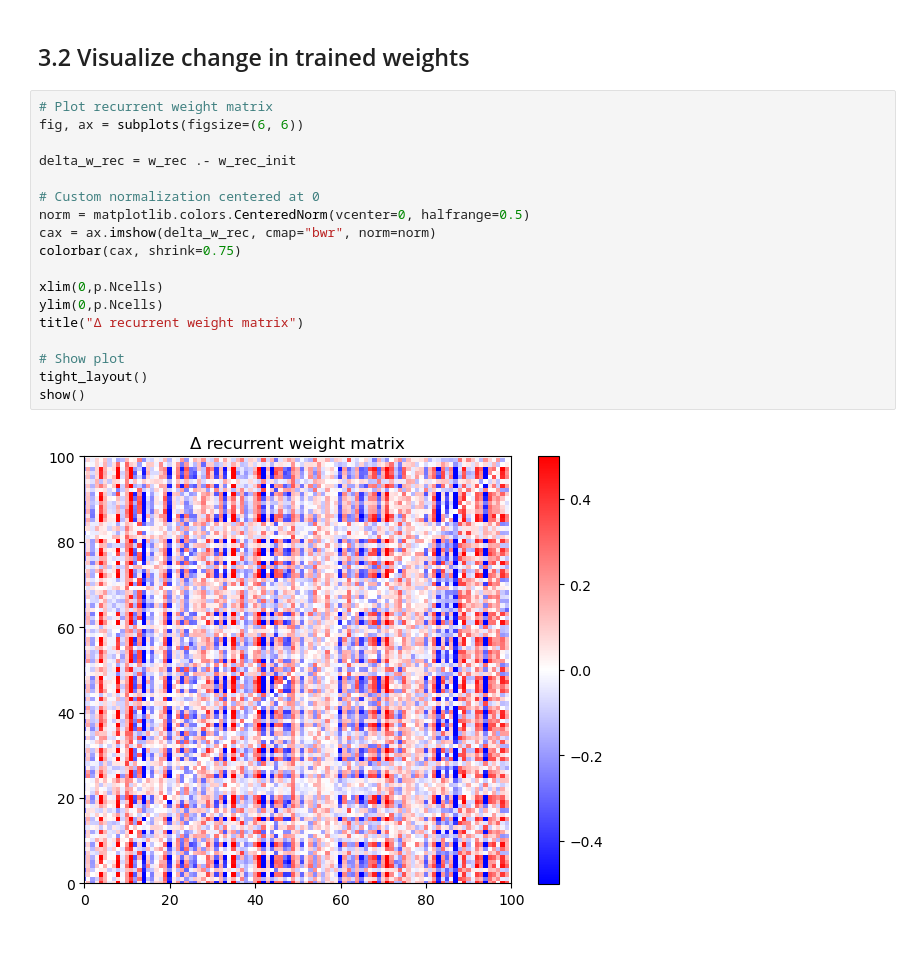
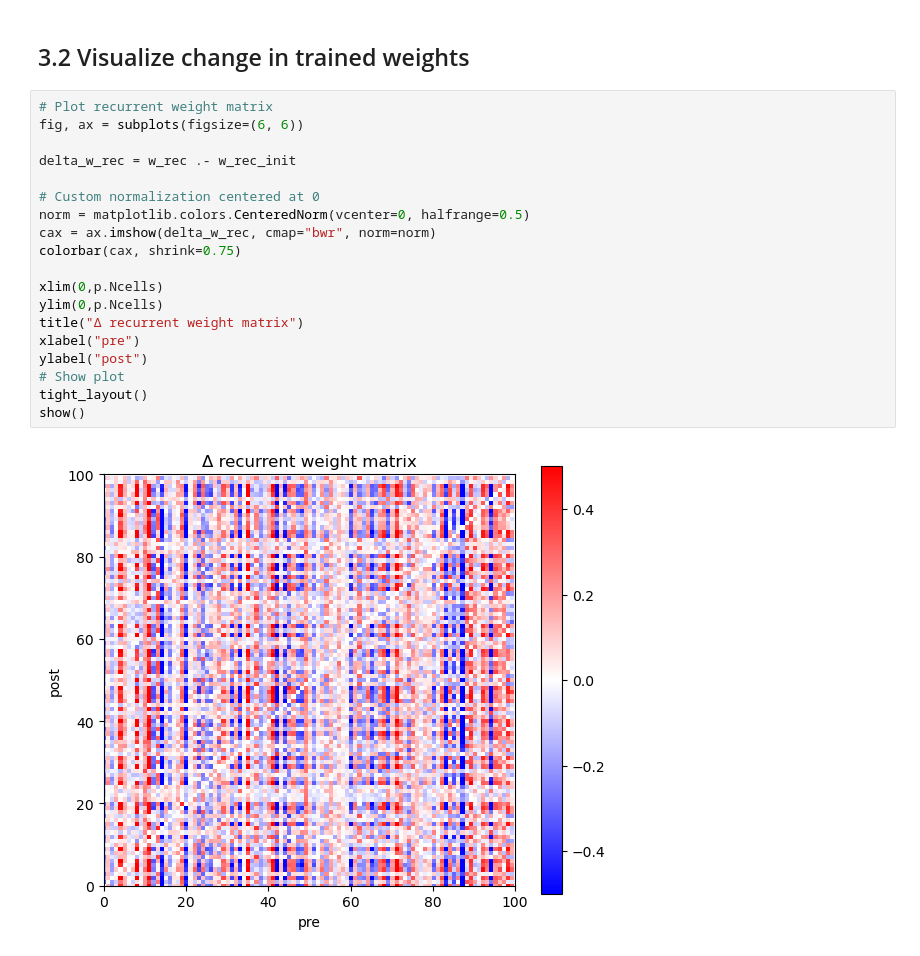
Before and after one commit to chrismkkim/TutorialCNS2025, a Jupyter notebook: part1_train_rate_model.ipynb, the cells around one changed output. Saved outputs shown, nothing was run; the diff lists cells and outputs as text.

```diff
--- a/part1_train_rate_model.ipynb
+++ b/part1_train_rate_model.ipynb
@@ -243,20 +245,21 @@ PyPlot.display_figs()
 # %%
 # Plot recurrent weight matrix
 fig, ax = subplots(figsize=(6, 6))
 
 delta_w_rec = w_rec .- w_rec_init
 
 # Custom normalization centered at 0
 norm = matplotlib.colors.CenteredNorm(vcenter=0, halfrange=0.5)
 cax = ax.imshow(delta_w_rec, cmap="bwr", norm=norm)
 colorbar(cax, shrink=0.75)
 
 xlim(0,p.Ncells)
 ylim(0,p.Ncells)
 title("Δ recurrent weight matrix")
-
+xlabel("pre")
+ylabel("post")
 # Show plot
 tight_layout()
 show()
 # %% [output]
-[figure, old version]
+[figure, new version]
```
Also changed, not shown: parts of 2 cells of this notebook, 1 other file.
